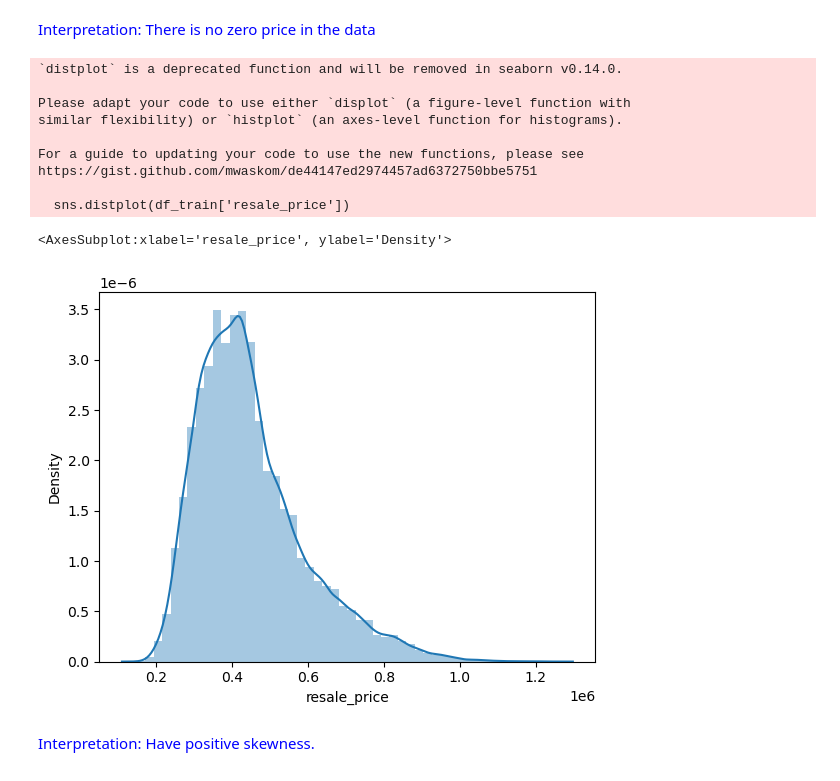
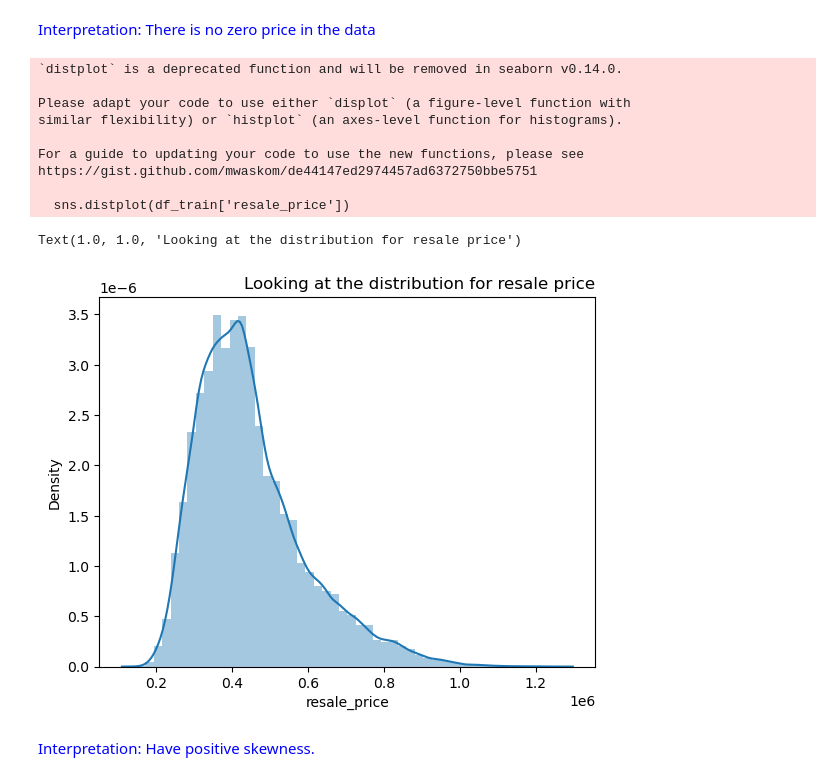
Before and after one commit to ngzengdi/GA-Projects, a Jupyter notebook: project_2/code/HDB_Housing_Price_Prediction.ipynb, the cells around one changed output. Saved outputs shown, nothing was run; the diff lists cells and outputs as text; code cells hidden in the pictures.

```diff
--- a/project_2/code/HDB_Housing_Price_Prediction.ipynb
+++ b/project_2/code/HDB_Housing_Price_Prediction.ipynb
@@ -137,18 +137,21 @@ Name: resale_price, dtype: float64
 <span style='color:Blue'>Interpretation: There is no zero price in the data
 # %%
 sns.distplot(df_train['resale_price'])
+#title
+title = 'Looking at the distribution for resale price'
+plt.title(title, loc='right', fontsize=12)
 # %% [output]
 `distplot` is a deprecated function and will be removed in seaborn v0.14.0.
 
 Please adapt your code to use either `displot` (a figure-level function with
 similar flexibility) or `histplot` (an axes-level function for histograms).
 
 For a guide to updating your code to use the new functions, please see
 https://gist.github.com/mwaskom/de44147ed2974457ad6372750bbe5751
 
   sns.distplot(df_train['resale_price'])
-<AxesSubplot:xlabel='resale_price', ylabel='Density'>
+Text(1.0, 1.0, 'Looking at the distribution for resale price')
-[figure, old version]
+[figure, new version]
 # %% [markdown]
 <span style='color:Blue'>Interpretation: Have positive skewness.
 # %%
```
Also changed, not shown: parts of 20 cells of this notebook, 3 other files.
